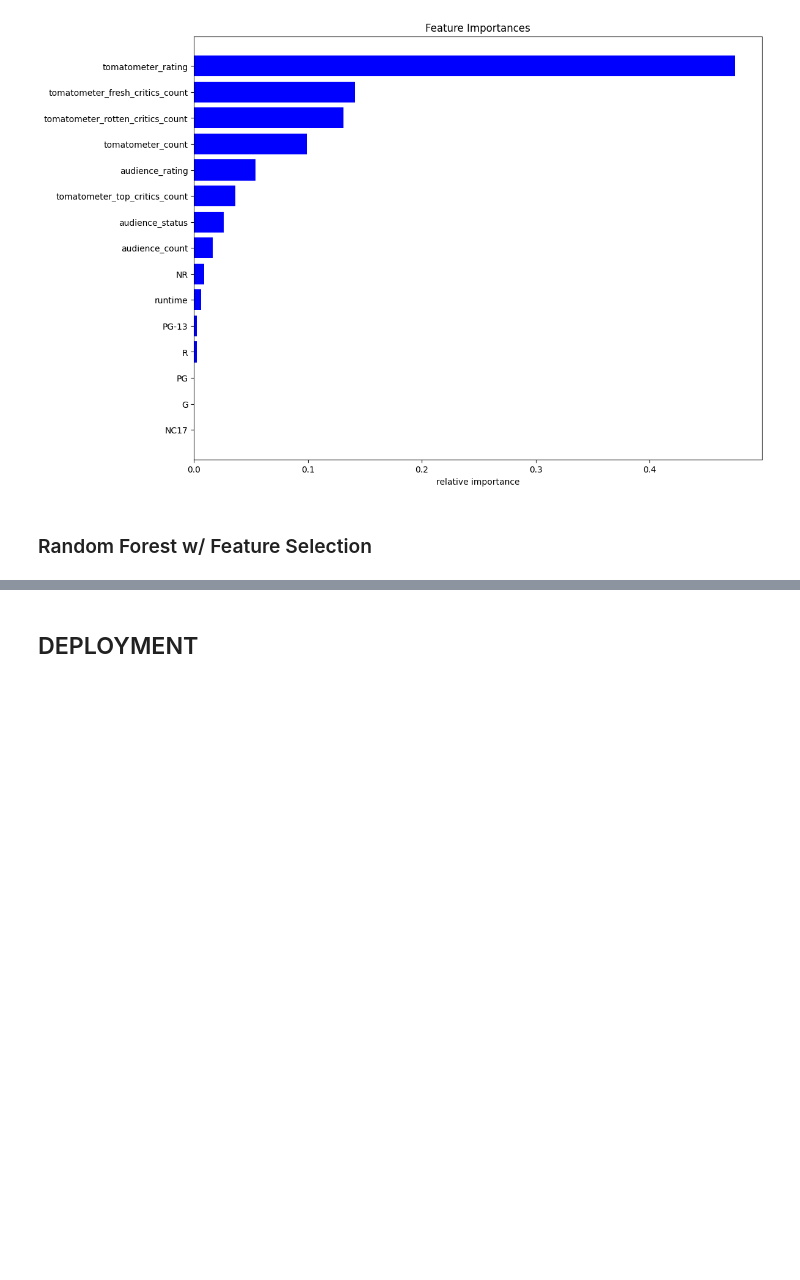
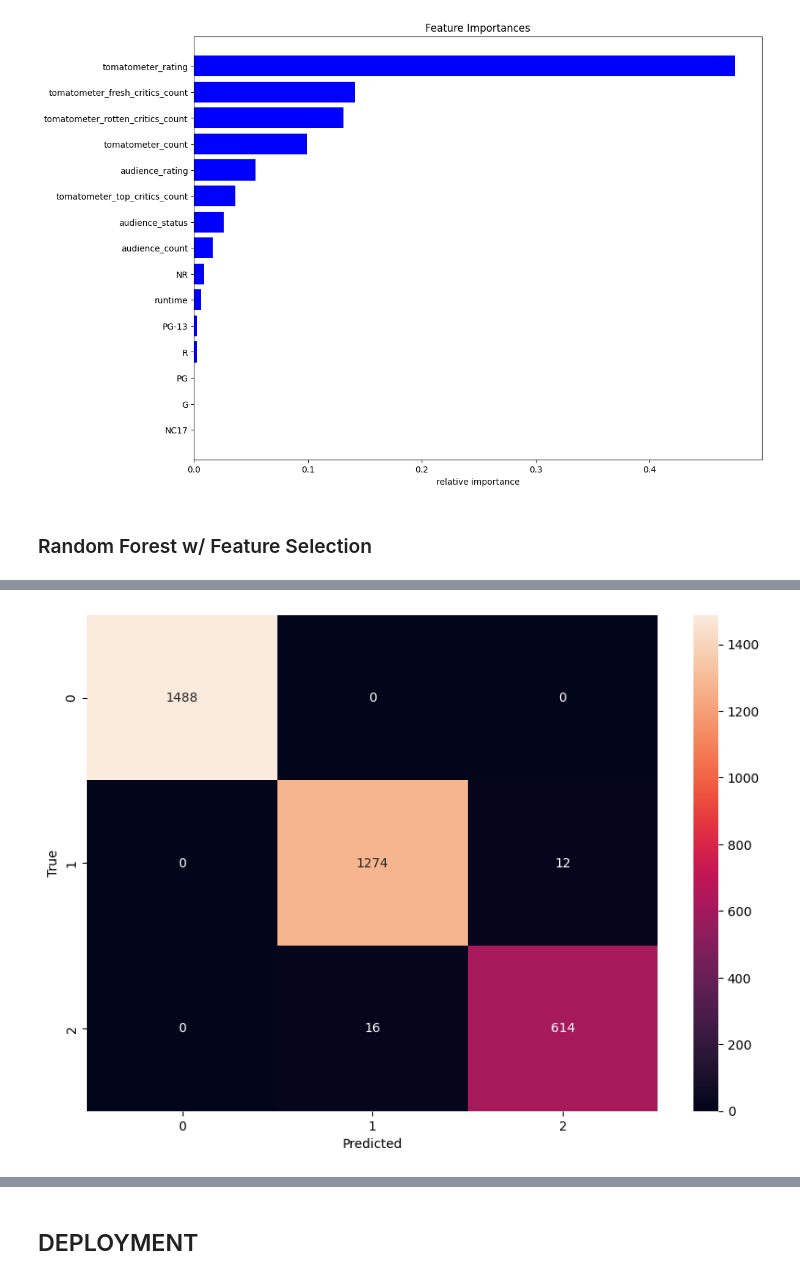
Before and after one commit to Friend09/strata-rotten-tomatoes-classification, a Jupyter notebook: practise_notebook_1st_approach.ipynb, the cells around one changed output, grey strips where cells are left out. Saved outputs shown, nothing was run; the diff lists cells and outputs as text; code cells hidden in the pictures; blank space fills up the shorter version.

```diff
--- a/practise_notebook_1st_approach.ipynb
+++ b/practise_notebook_1st_approach.ipynb
@@ -457,3 +457,9 @@ plt.show()
 [figure]
 # %% [markdown]
 ### Random Forest w/ Feature Selection
+# %%
+# Split data into train and test after feature selection
+X_train, X_test, y_train, y_test = train_test_split(df_feature.drop(
+    ['tomatometer_status', 'NR', 'runtime', 'PG-13', 'R', 'PG', 'G', 'NC17'], axis=1), df_feature.tomatometer_status, test_size=0.2, random_state=42)
+print(
+    f'Size of training data is {len(X_train)} and the size of test data is {len(X_test)}')
@@ -459,0 +468,6 @@ plt.show()
+# %%
+# initialize random forest classifier
+model_rfc = RandomForestClassifier(random_state=2)
+# %%
+# tran
+model_rfc.fit(X_train, y_train)
@@ -459,0 +476,2 @@ plt.show()
+# %%
+y_predict = model_rfc.predict(X_test)
@@ -459,0 +494,12 @@ plt.show()
+# %%
+cm = confusion_matrix(y_test, y_predict)
+cm
+
+# plot confusion matrix
+plt.figure(figsize=(10, 7))
+sns.heatmap(cm, annot=True, fmt="g")
+plt.xlabel("Predicted")
+plt.ylabel("True")
+plt.show()
+# %% [output]
+[figure, added]
```
Also changed, not shown: parts of 22 cells of this notebook.
